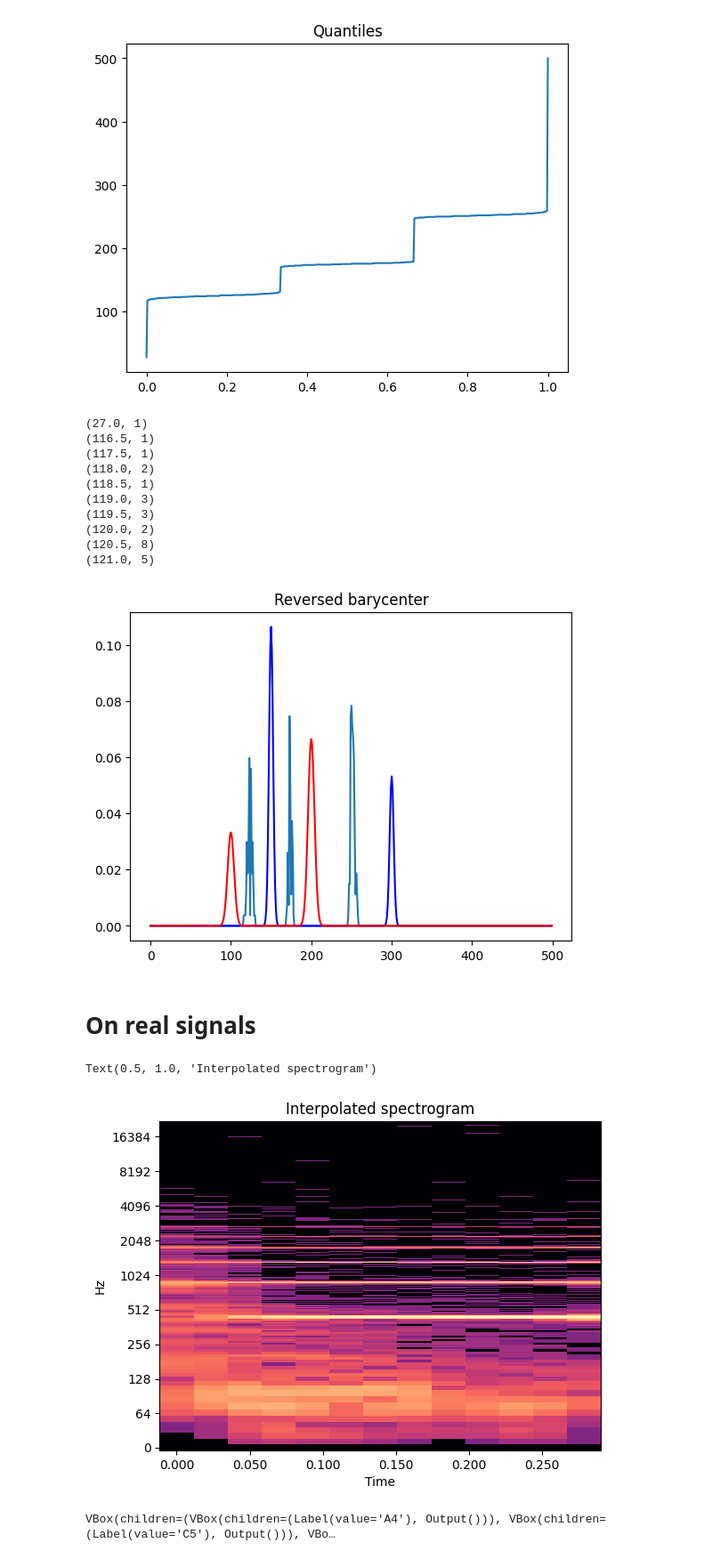
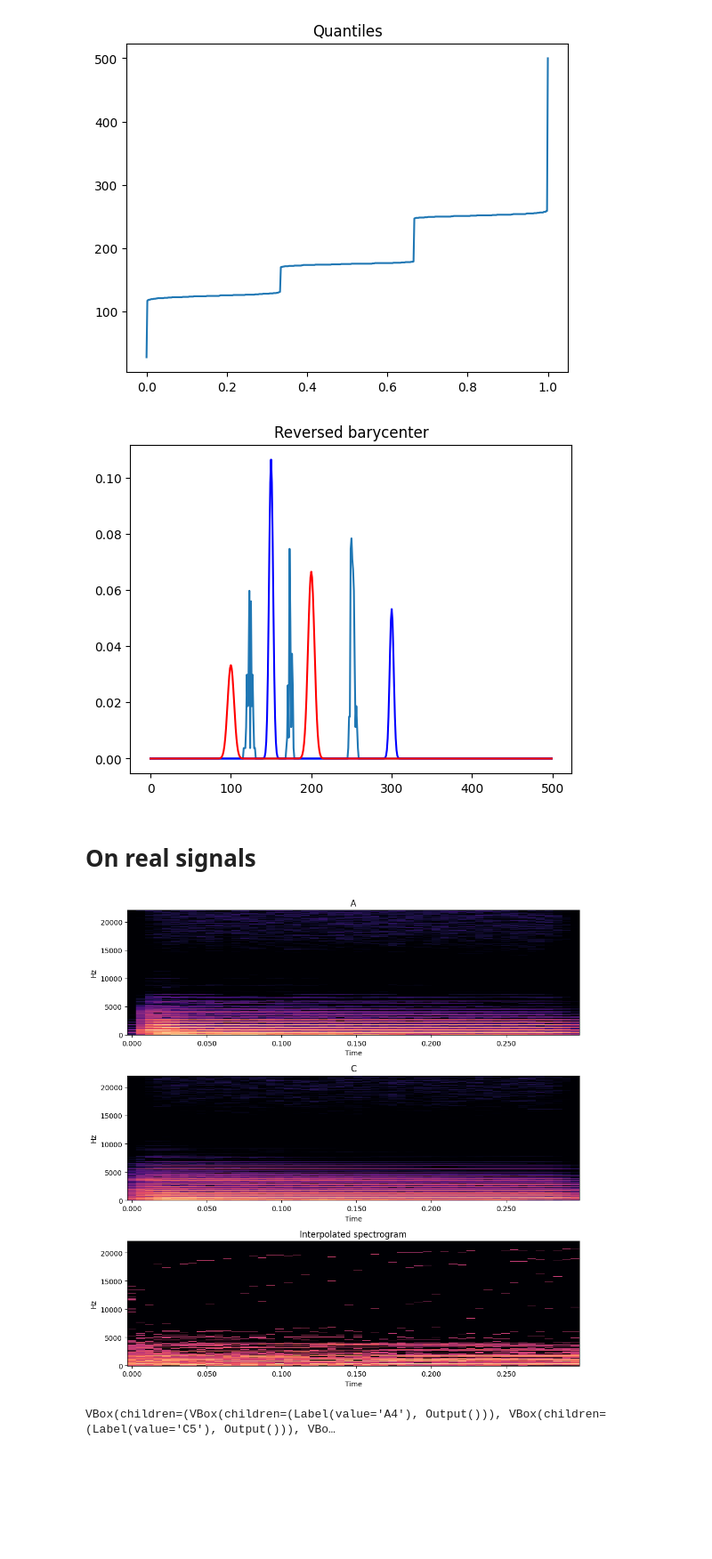
Before and after one commit to zaquastier/audio_1D_transport, a Jupyter notebook: audio_ot_vlab.ipynb, the cells around one changed output. Shown at 89% size. Saved outputs shown, nothing was run; the diff lists cells and outputs as text; code cells hidden in the pictures; blank space fills up the shorter version.

Commit message:
Add spectrograms of real signals for comparison

```diff
--- a/audio_ot_vlab.ipynb
+++ b/audio_ot_vlab.ipynb
@@ -128,8 +128,6 @@ z = quantile_bary(a1, a2)
 def reverse_bary(z):
     n = len(z)
     frequencies, values = np.unique(z, return_counts=True)
-    for i in range(10):
-        print(list(zip(frequencies, values))[i])
     return dirac_distribution(frequencies[1:-1], values[1:-1], n=n)
 
 plt.plot(frequencies, reverse_bary(z))
@@ -138,16 +136,6 @@ plt.plot(frequencies, a2, color="red")
 plt.title("Reversed barycenter")
 plt.show()
 # %% [output]
-(27.0, 1)
-(116.5, 1)
-(117.5, 1)
-(118.0, 2)
-(118.5, 1)
-(119.0, 3)
-(119.5, 3)
-(120.0, 2)
-(120.5, 8)
-(121.0, 5)
 [figure]
 # %% [markdown]
 # On real signals
@@ -165,7 +153,7 @@ C_signal, _ = librosa.load('C.wav', sr=44100, duration=duration)
 C_signal[:smooth_len] *= smoothing
 C_signal[-smooth_len:] *= np.flip(smoothing)
 
-n_fft = 1024*4
+n_fft = 1024
 A_fft = librosa.stft(A_signal, n_fft=n_fft)
 C_fft = librosa.stft(C_signal, n_fft=n_fft)
 
@@ -196,12 +184,17 @@ for alpha in alpha_arr:
 signals = np.array(signals)
 # %%
 res = np.array([signal.T for signal in signals])
-fig, ax = plt.subplots()
-img = librosa.display.specshow(librosa.amplitude_to_db(res[0], ref=np.max), y_axis='log', x_axis='time', ax=ax, sr=sr, n_fft=n_fft, hop_length=n_fft//4)
-ax.set_title('Interpolated spectrogram')
+fig, ax = plt.subplots(3, 1, figsize=(10,10))
+librosa.display.specshow(librosa.amplitude_to_db(A_fft, ref=np.max), y_axis='linear', x_axis='time', ax=ax[0], sr=sr, n_fft=n_fft, hop_length=n_fft//4)
+librosa.display.specshow(librosa.amplitude_to_db(C_fft, ref=np.max), y_axis='linear', x_axis='time', ax=ax[1], sr=sr, n_fft=n_fft, hop_length=n_fft//4)
+librosa.display.specshow(librosa.amplitude_to_db(res[5], ref=np.max), y_axis='linear', x_axis='time', ax=ax[2], sr=sr, n_fft=n_fft, hop_length=n_fft//4)
+ax[0].set_title("A")
+ax[1].set_title("C")
+ax[2].set_title("Interpolated spectrogram")
+plt.tight_layout()
+plt.show()
 # %% [output]
-Text(0.5, 1.0, 'Interpolated spectrogram')
-[figure, old version]
+[figure, new version]
 # %%
 audio_widgets = []
 
```
